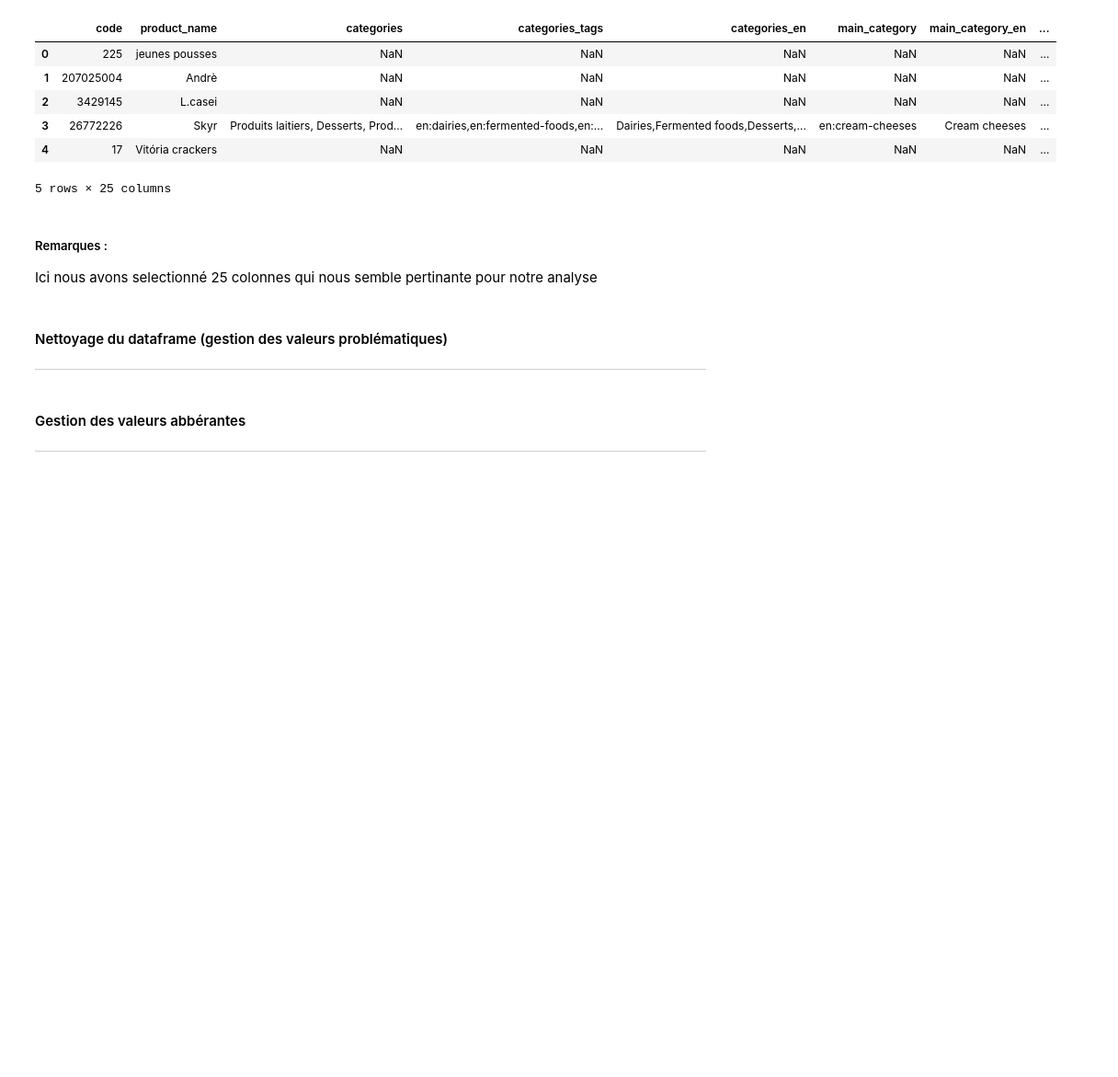
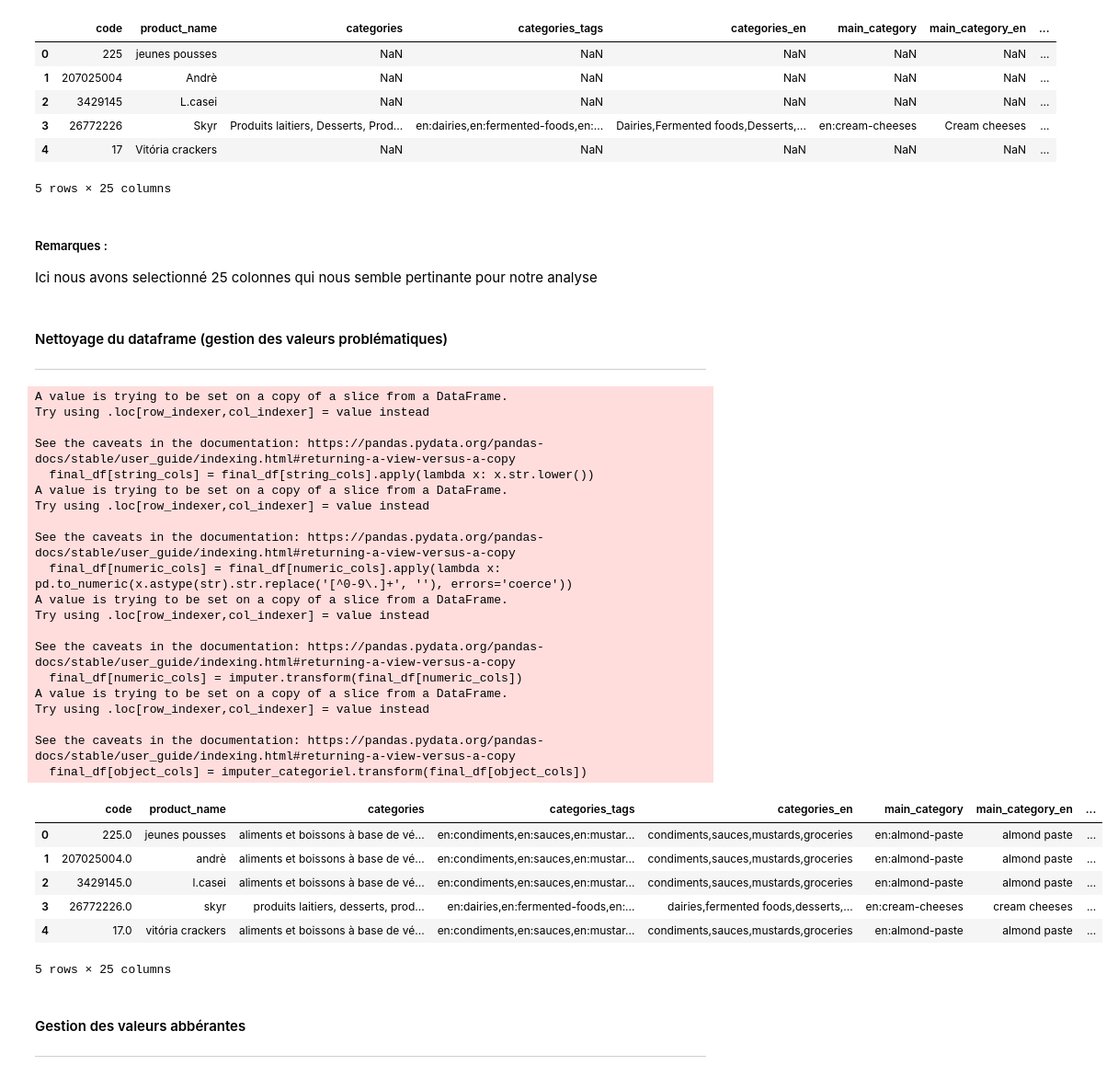
Before and after one commit to keagnon/ML_Clustering_OpenFoodFact, a Jupyter notebook: home.ipynb, the cells around one changed output. Shown at 92% size. Drawn from its saved outputs; the diff is of its cells as text; code cells hidden in the pictures; blank space fills up the shorter version.

```diff
--- a/home.ipynb
+++ b/home.ipynb
@@ -291,6 +291,37 @@ Ici nous avons selectionné 25 colonnes qui nous semble pertinante pour notre an
 # %% [markdown]
 #### Nettoyage du dataframe (gestion des valeurs problématiques)
 - - -
+# %%
+df_nettoye=clean_filter_dataframe(final_df)
+df_nettoye.head()
+# %% [output]
+A value is trying to be set on a copy of a slice from a DataFrame.
+Try using .loc[row_indexer,col_indexer] = value instead
+
+See the caveats in the documentation: https://pandas.pydata.org/pandas-docs/stable/user_guide/indexing.html#returning-a-view-versus-a-copy
+  final_df[string_cols] = final_df[string_cols].apply(lambda x: x.str.lower())
+A value is trying to be set on a copy of a slice from a DataFrame.
+Try using .loc[row_indexer,col_indexer] = value instead
+
+See the caveats in the documentation: https://pandas.pydata.org/pandas-docs/stable/user_guide/indexing.html#returning-a-view-versus-a-copy
+  final_df[numeric_cols] = final_df[numeric_cols].apply(lambda x: pd.to_numeric(x.astype(str).str.replace('[^0-9\.]+', ''), errors='coerce'))
+A value is trying to be set on a copy of a slice from a DataFrame.
+Try using .loc[row_indexer,col_indexer] = value instead
+
+See the caveats in the documentation: https://pandas.pydata.org/pandas-docs/stable/user_guide/indexing.html#returning-a-view-versus-a-copy
+  final_df[numeric_cols] = imputer.transform(final_df[numeric_cols])
+A value is trying to be set on a copy of a slice from a DataFrame.
+Try using .loc[row_indexer,col_indexer] = value instead
+
+See the caveats in the documentation: https://pandas.pydata.org/pandas-docs/stable/user_guide/indexing.html#returning-a-view-versus-a-copy
+  final_df[object_cols] = imputer_categoriel.transform(final_df[object_cols])
+|  | code | product_name | categories | categories_tags | categories_en | main_category | main_category_en | ... |
+| 0 | 225.0 | jeunes pousses | aliments et boissons à base de vé... | en:condiments,en:sauces,en:mustar... | condiments,sauces,mustards,groceries | en:almond-paste | almond paste | ... |
+| 1 | 207025004.0 | andrè | aliments et boissons à base de vé... | en:condiments,en:sauces,en:mustar... | condiments,sauces,mustards,groceries | en:almond-paste | almond paste | ... |
+| 2 | 3429145.0 | l.casei | aliments et boissons à base de vé... | en:condiments,en:sauces,en:mustar... | condiments,sauces,mustards,groceries | en:almond-paste | almond paste | ... |
+| 3 | 26772226.0 | skyr | produits laitiers, desserts, prod... | en:dairies,en:fermented-foods,en:... | dairies,fermented foods,desserts,... | en:cream-cheeses | cream cheeses | ... |
+| 4 | 17.0 | vitória crackers | aliments et boissons à base de vé... | en:condiments,en:sauces,en:mustar... | condiments,sauces,mustards,groceries | en:almond-paste | almond paste | ... |
+5 rows × 25 columns
 # %% [markdown]
 #### Gestion des valeurs abbérantes
 - - -
```
Also changed, not shown: parts of 2 cells of this notebook, 1 other file.
